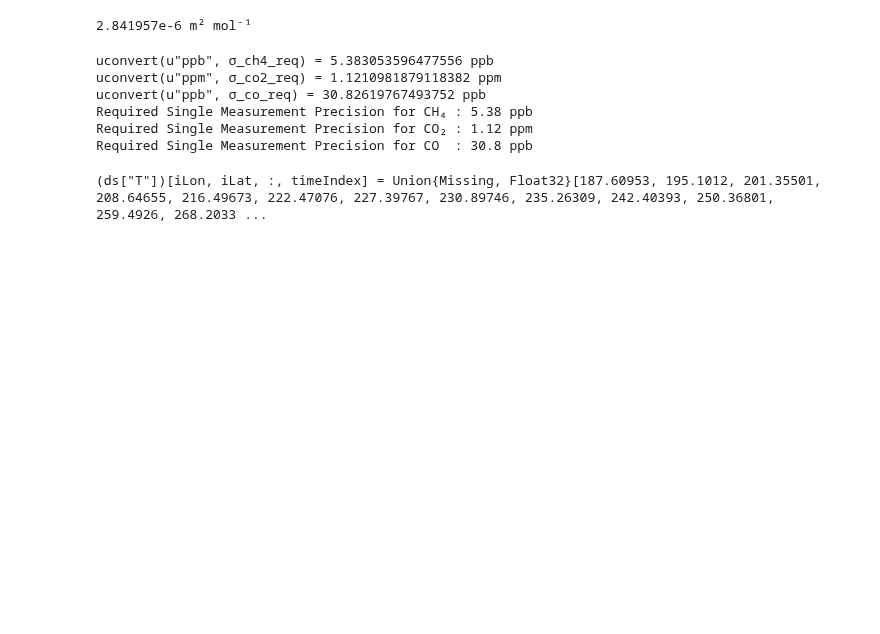
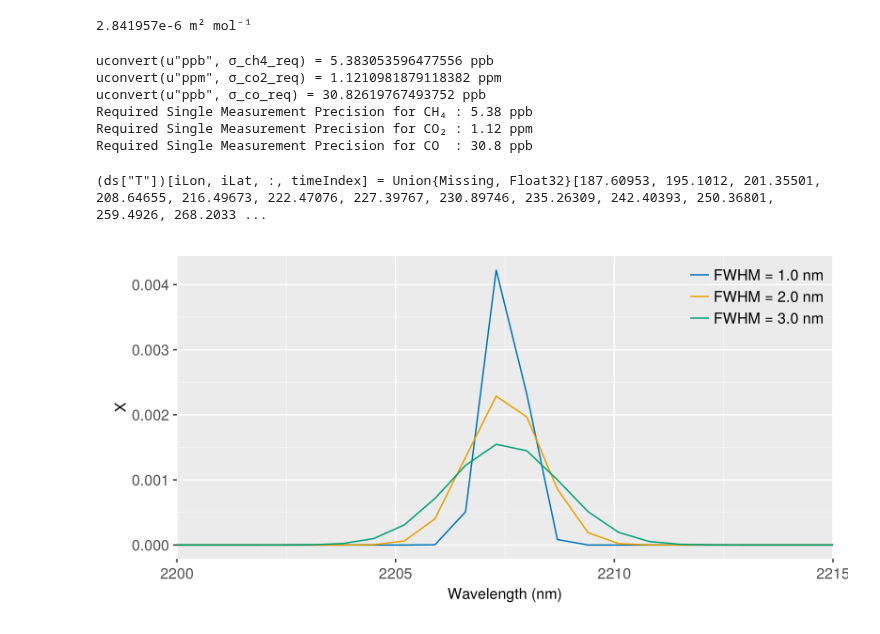
Before and after one commit to Carbon-I/CarbonI, a Jupyter notebook: src/notebooks/fwhm_sensitivity.ipynb, the cells around one changed output. Cells and saved outputs as stored; diff of their text form; code cells hidden in the pictures; blank space fills up the shorter version.

```diff
--- a/src/notebooks/fwhm_sensitivity.ipynb
+++ b/src/notebooks/fwhm_sensitivity.ipynb
@@ -147,4 +149,21 @@ F_cbe = forward_model_x_(x_cbe,
                         σ_matrix=σ_matrix_cbe,
                         profile=profile_cbe,
                         wl=req_specs.modelling_wl);
+# %%
+f = Figure(resolution=(800,400))
+ax = Axis(f[1, 1], xlabel = "Wavelength (nm)", ylabel = "X")
+
+fwhms_test=[1.0,2.0,3.0]
+for fwhm in [1.0,2.0,3.0]
+    cM_req_test, _, Ikernel_req_test = create_simple_conv_matrix(req_specs.modelling_wl, req_specs.instrument_wl; FWHM=fwhm, verbose_return=true);
+    f_test = zeros(length(req_specs.modelling_wl))
+    f_test[round(Int, length(f_test)/2)] = 1
+    f_test_conv = CarbonI.conv_spectra(Ikernel_req_test, req_specs.modelling_wl, f_test)
+    lines!(req_specs.instrument_wl, f_test_conv, label="FWHM = $fwhm nm")
+end
+xlims!(2200, 2215)
+axislegend()
+f
+# %% [output]
+[figure, added]
 # %%
```
Also changed, not shown: parts of 8 cells of this notebook.
